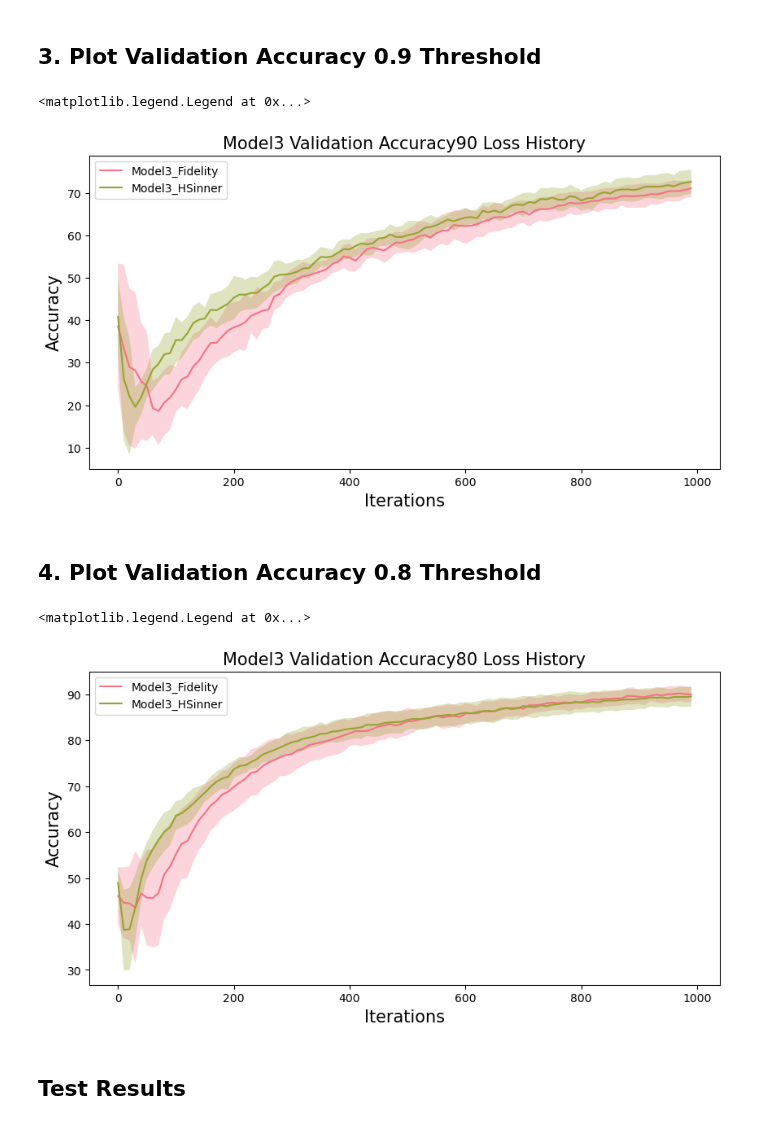
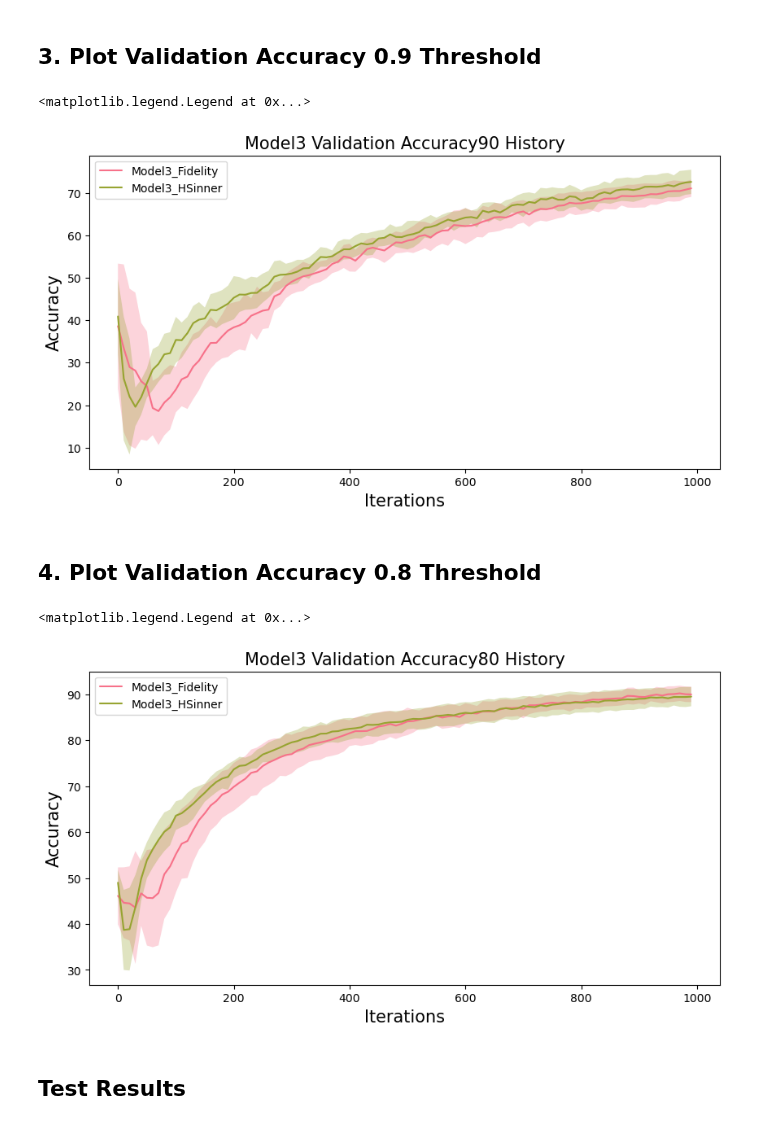
Before and after one commit to takh04/QEmbedding, a Jupyter notebook: Results/earlystop 10 experiments/Analysis/Model3/result_plot.ipynb, the cells around one changed output. Saved outputs shown, nothing was run; the diff lists cells and outputs as text; code cells hidden in the pictures.

```diff
--- a/Results/earlystop 10 experiments/Analysis/Model3/result_plot.ipynb
+++ b/Results/earlystop 10 experiments/Analysis/Model3/result_plot.ipynb
@@ -104,21 +104,21 @@ Model3_HSinner_std = np.array([np.nanstd(i) for i in Model3_HSinner])
 # %%
 plt.rcParams['figure.figsize'] = [10, 5]
 fig, ax = plt.subplots()
 clrs = sns.color_palette("husl", 4)
 with sns.axes_style("darkgrid"):
     ax.plot(np.array(range(len(Model3_Fidelity_mean))) * 10, Model3_Fidelity_mean, label="Model3_Fidelity", c=clrs[0])
     ax.fill_between(np.array(range(len(Model3_Fidelity_mean))) * 10, Model3_Fidelity_mean-Model3_Fidelity_std, Model3_Fidelity_mean+Model3_Fidelity_std, alpha=0.3,facecolor=clrs[0])
 
     ax.plot(np.array(range(len(Model3_HSinner_mean))) * 10, Model3_HSinner_mean, label="Model3_HSinner", c=clrs[1])
     ax.fill_between(np.array(range(len(Model3_HSinner_mean))) * 10, Model3_HSinner_mean-Model3_HSinner_std, Model3_HSinner_mean+Model3_HSinner_std, alpha=0.3,facecolor=clrs[1])
 
-ax.set_title("Model3 Validation Accuracy90 Loss History").set_fontsize(15)
+ax.set_title("Model3 Validation Accuracy90 History").set_fontsize(15)
 ax.set_ylabel("Accuracy").set_fontsize(15)
 ax.set_xlabel("Iterations").set_fontsize(15)
 ax.legend()
 # %% [output]
 <matplotlib.legend.Legend at 0x...>
-[figure, old version]
+[figure, new version]
 # %% [markdown]
 ## 4. Plot Validation Accuracy 0.8 Threshold
 # %%
@@ -150,13 +150,13 @@ with sns.axes_style("darkgrid"):
     ax.plot(np.array(range(len(Model3_HSinner_mean))) * 10, Model3_HSinner_mean, label="Model3_HSinner", c=clrs[1])
     ax.fill_between(np.array(range(len(Model3_HSinner_mean))) * 10, Model3_HSinner_mean-Model3_HSinner_std, Model3_HSinner_mean+Model3_HSinner_std, alpha=0.3,facecolor=clrs[1])
 
-ax.set_title("Model3 Validation Accuracy80 Loss History").set_fontsize(15)
+ax.set_title("Model3 Validation Accuracy80 History").set_fontsize(15)
 ax.set_ylabel("Accuracy").set_fontsize(15)
 ax.set_xlabel("Iterations").set_fontsize(15)
 ax.legend()
 # %% [output]
 <matplotlib.legend.Legend at 0x...>
-[figure, old version]
+[figure, new version]
 # %% [markdown]
 ## Test Results
 # %%
```
Also changed, not shown: parts of 1 cell of this notebook, 8 other files.
